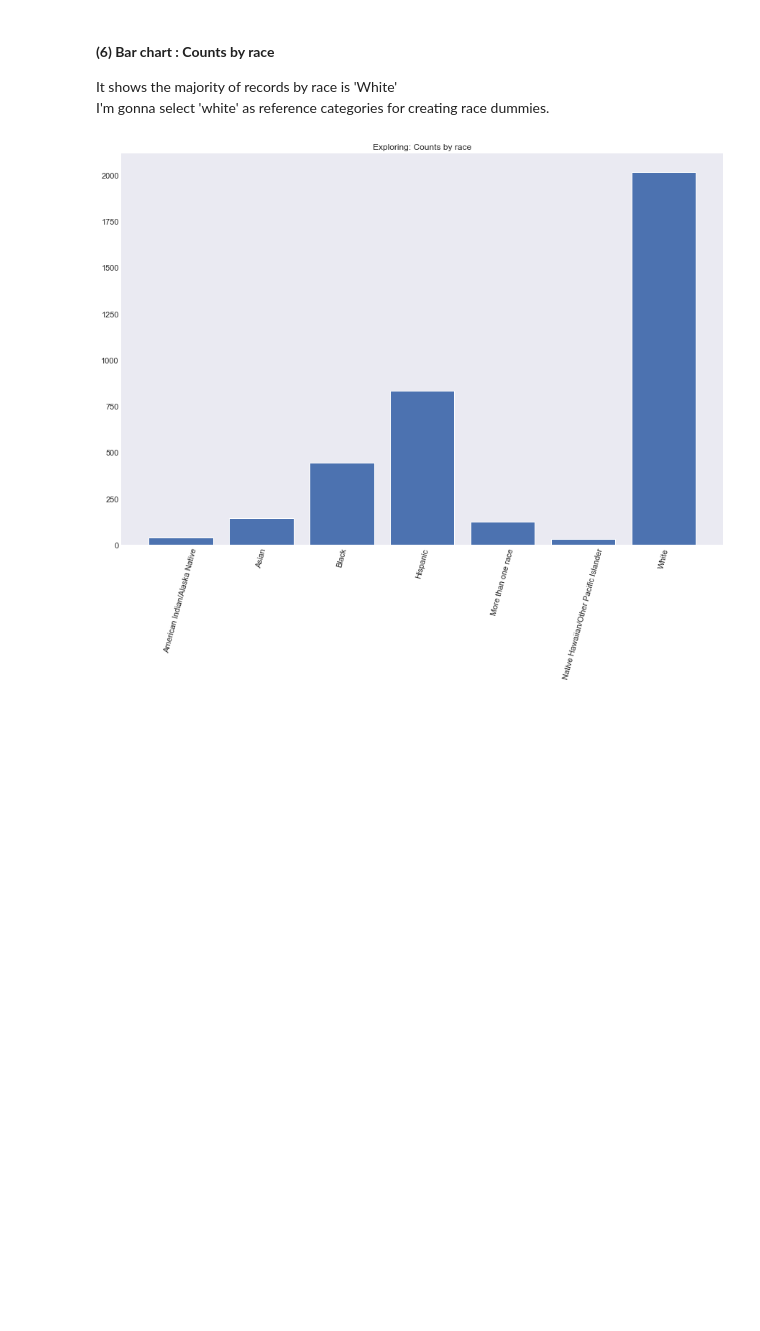
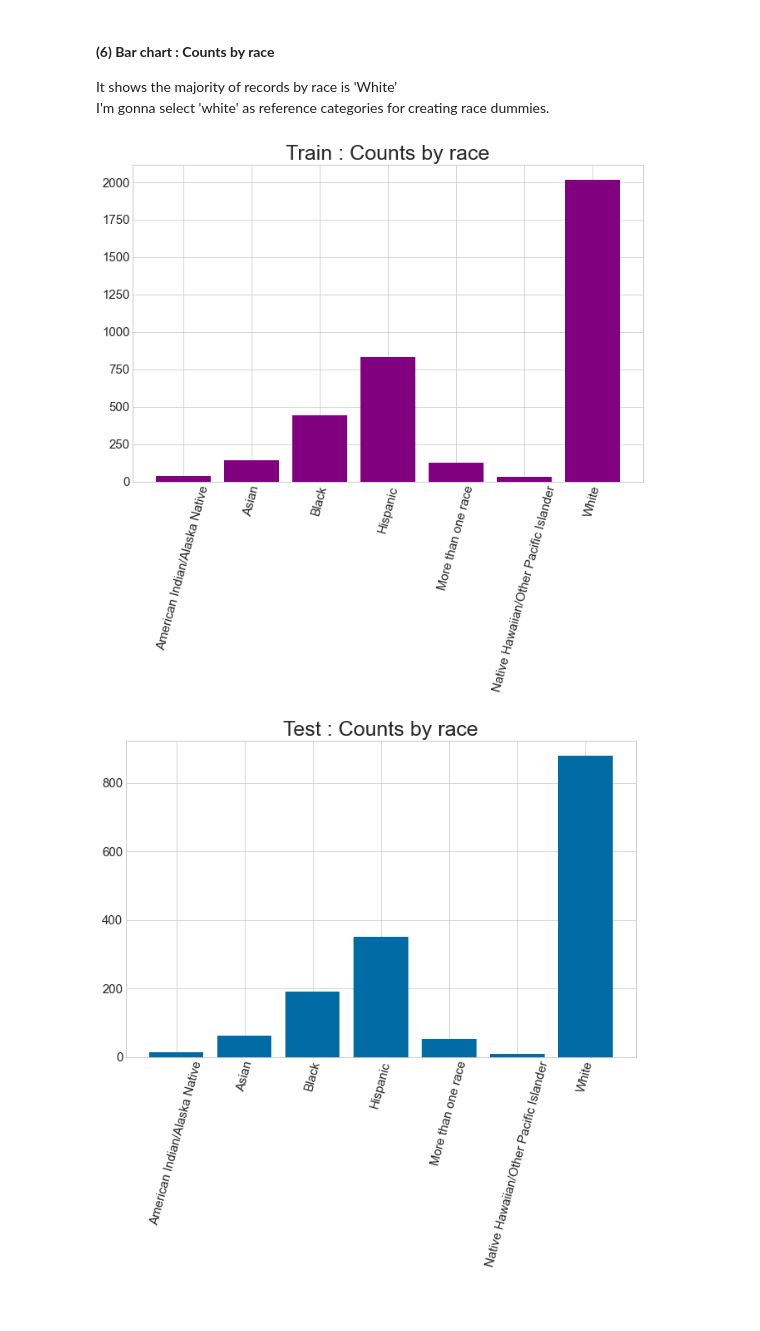
Before and after one commit to ABizCho/py_machineLearning, a Jupyter notebook: Assignment_Individual/asgmt_3_201823869.ipynb, the cells around one changed output. Drawn from its saved outputs; the diff is of its cells as text; code cells hidden in the pictures; blank space fills up the shorter version.

```diff
--- a/Assignment_Individual/asgmt_3_201823869.ipynb
+++ b/Assignment_Individual/asgmt_3_201823869.ipynb
@@ -252,0 +211,17 @@ pisa_train
+# %%
+# Box plot
+# for reading score
+plt.style.use('seaborn-whitegrid')
+fig, ax = plt.subplots(1, 2)
+plt.ylabel('Reading Score',fontsize=15)
+
+
+fig.set_size_inches(14,8)
+
+ax[0].boxplot(pisa_train['readingScore'],showmeans=True)
+ax[0].set_title('Train Dataset : BoxPlot of readingScore',fontsize=20,color='purple')
+
+ax[1].boxplot(pisa_test['readingScore'],showmeans=True)
+ax[1].set_title('Test Dataset : BoxPlot of readingScore',fontsize=20,color='blue')
+
+plt.show()
@@ -259,14 +236,25 @@ I'm gonna select 'white' as reference categories for creating race dummies.
 # %%
 # bar chart
 # showing race counts
-pisa_train_race = pisa_train.groupby('raceeth')['raceeth'].count()
+pisa_race_tarin = pisa_train.groupby('raceeth')['raceeth'].count()
 
-plt.title('Exploring: Counts by race')
-plt.xticks(rotation=75)
-plt.bar(pisa_train_race.index,pisa_train_race.values)
+plt.figure(figsize=(11,7))
+plt.title('Train : Counts by race',fontsize=25)
+plt.xticks(rotation=75,fontsize=15)
+plt.yticks(fontsize=15)
+plt.bar(pisa_race_tarin.index, pisa_race_tarin.values, color='purple')
 plt.show()
+
+pisa_race_test = pisa_test.groupby('raceeth')['raceeth'].count()
+plt.figure(figsize=(11,7))
+plt.title('Test : Counts by race',fontsize=25)
+plt.xticks(rotation=75,fontsize=15)
+plt.yticks(fontsize=15)
+plt.bar(pisa_race_test.index, pisa_race_test.values)
+plt.show()
 # %% [output]
-[figure, old version]
+[figure, new version]
+[figure, added]
 # %% [markdown]
 <br>
 # %% [markdown]
```
Also changed, not shown: parts of 61 cells of this notebook, 3 other files.
